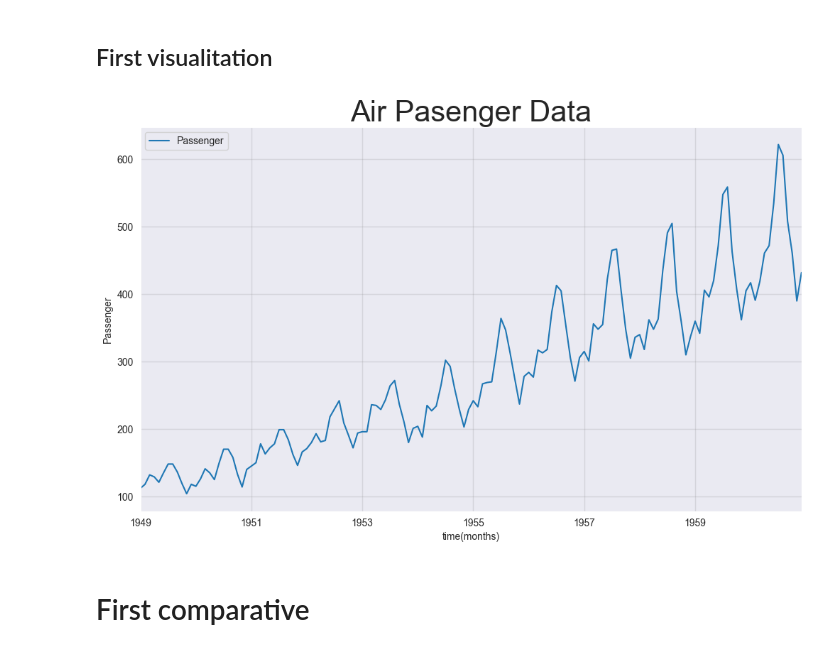
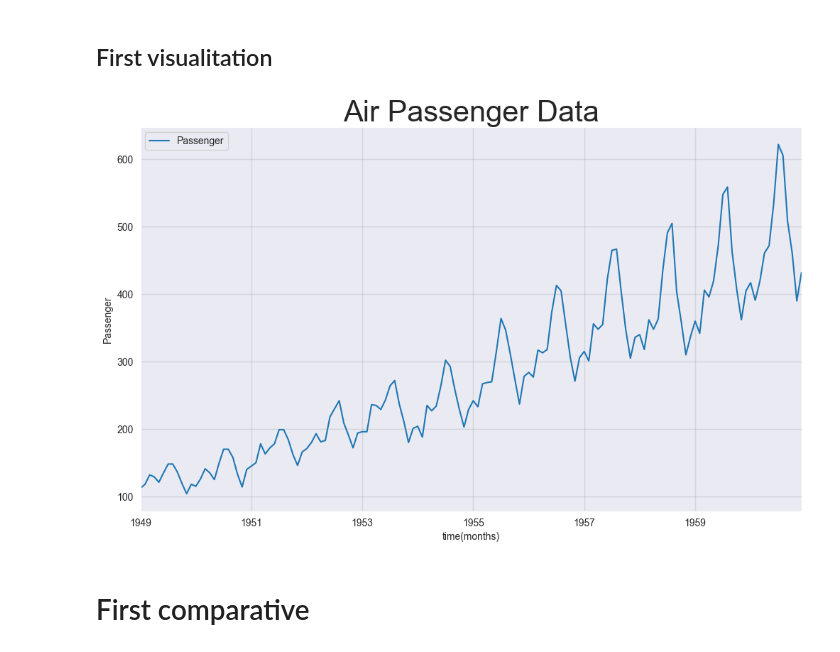
Before and after one commit to critobfer/Kats, a Jupyter notebook: tutorials/TFG_experiments/TFG_Air_Passenger_Data.ipynb, the cells around one changed output. Drawn from its saved outputs; the diff is of its cells as text; code cells hidden in the pictures.

```diff
--- a/tutorials/TFG_experiments/TFG_Air_Passenger_Data.ipynb
+++ b/tutorials/TFG_experiments/TFG_Air_Passenger_Data.ipynb
@@ -54,15 +58,15 @@ air_passengers_ts = TimeSeriesData(air_passengers_df)
 # %%
 %matplotlib inline
 
 # Must pass the name of the value columns to plot
 air_passengers_ts.plot(cols=['value'])
-plt.title('Air Pasenger Data', fontsize = 30)
+plt.title('Air Passenger Data', fontsize = 30)
 plt.xlabel('time(months)')
 plt.ylabel('Passenger')
 plt.legend(['Passenger'])
 plt.savefig('../../images/APD', bbox_inches = 'tight')
 # %% [output]
-[figure, old version]
+[figure, new version]
 # %% [markdown]
 # First comparative
 # %% [markdown]
```
Also changed, not shown: parts of 3 cells of this notebook, 4 other files.
